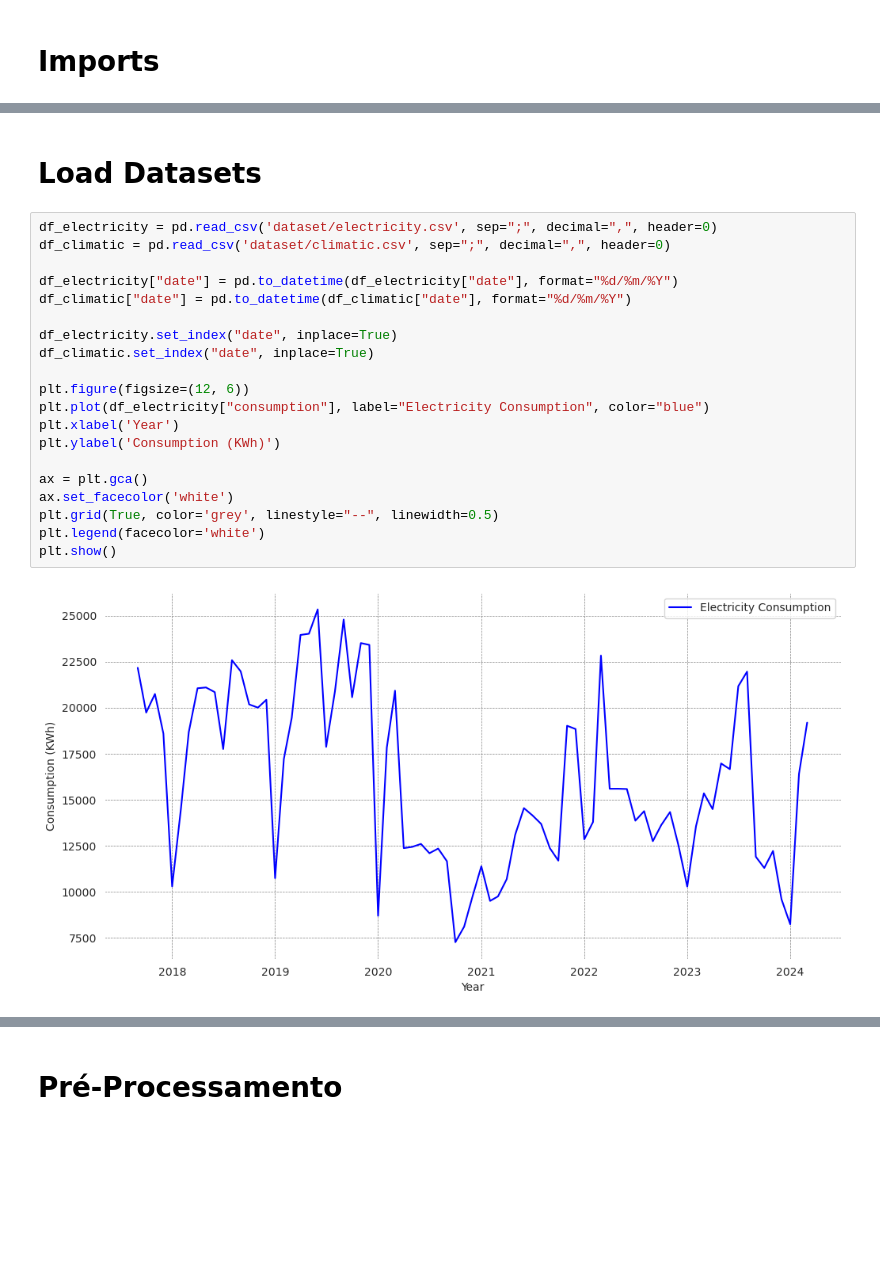
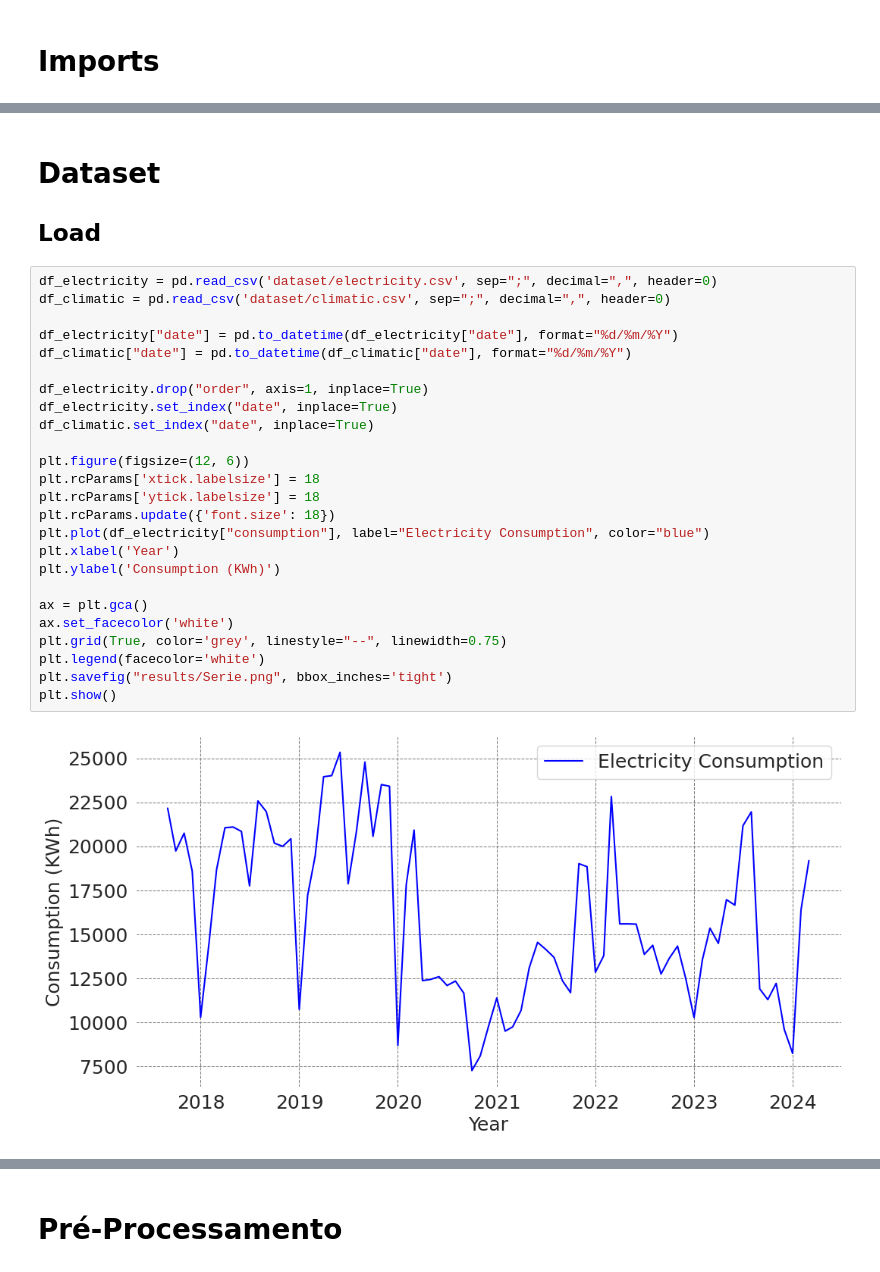
Before and after one commit to eduardoalba0/ifpr_electricity_ml, a Jupyter notebook: DataPreparation.ipynb, the cells around one changed output, grey strips where cells are left out. Saved outputs shown, nothing was run; the diff lists cells and outputs as text; blank space fills up the shorter version.

```diff
--- a/DataPreparation.ipynb
+++ b/DataPreparation.ipynb
@@ -32,25 +39,31 @@ def reset_seed(rnd_seed=SEED):
 reset_seed()
 # %% [markdown]
-# Load Datasets
+# Dataset
+## Load
 # %%
 df_electricity = pd.read_csv('dataset/electricity.csv', sep=";", decimal=",", header=0)
 df_climatic = pd.read_csv('dataset/climatic.csv', sep=";", decimal=",", header=0)
 
 df_electricity["date"] = pd.to_datetime(df_electricity["date"], format="%d/%m/%Y")
 df_climatic["date"] = pd.to_datetime(df_climatic["date"], format="%d/%m/%Y")
 
+df_electricity.drop("order", axis=1, inplace=True)
 df_electricity.set_index("date", inplace=True)
 df_climatic.set_index("date", inplace=True)
 
 plt.figure(figsize=(12, 6))
+plt.rcParams['xtick.labelsize'] = 18
+plt.rcParams['ytick.labelsize'] = 18
+plt.rcParams.update({'font.size': 18})
 plt.plot(df_electricity["consumption"], label="Electricity Consumption", color="blue")
 plt.xlabel('Year')
 plt.ylabel('Consumption (KWh)')
 
 ax = plt.gca()
 ax.set_facecolor('white')
-plt.grid(True, color='grey', linestyle="--", linewidth=0.5)
+plt.grid(True, color='grey', linestyle="--", linewidth=0.75)
 plt.legend(facecolor='white')
+plt.savefig("results/Serie.png", bbox_inches='tight')
 plt.show()
 # %% [output]
-[figure, old version]
+[figure, new version]
```
Also changed, not shown: parts of 7 cells of this notebook, 1 other file.
